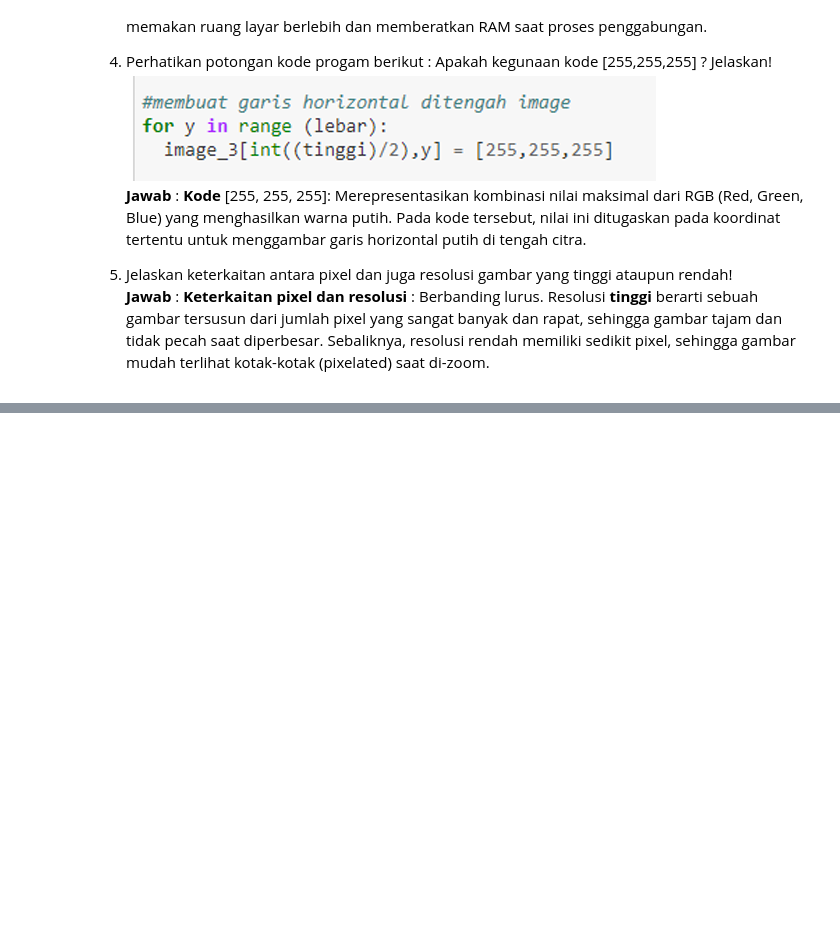
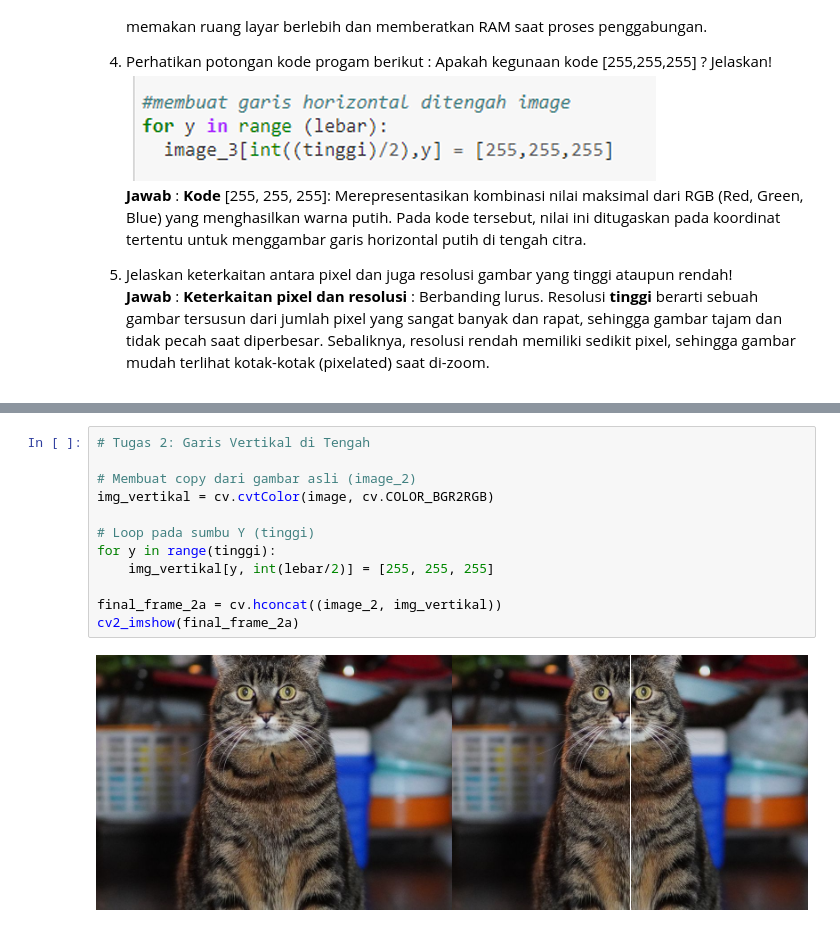
Before and after one commit to ibnuzzi/PCVK_17_Genap_26-27, a Jupyter notebook: latihan_integerasi.ipynb, the cells around one changed output, grey strips where cells are left out. Cells and saved outputs as stored; diff of their text form; blank space fills up the shorter version.

```diff
--- a/latihan_integerasi.ipynb
+++ b/latihan_integerasi.ipynb
@@ -77,0 +86,14 @@ rendah! <br> **Jawab** : **Keterkaitan pixel dan resolusi** : Berbanding lurus.
+# %%
+# Tugas 2: Garis Vertikal di Tengah
+
+# Membuat copy dari gambar asli (image_2)
+img_vertikal = cv.cvtColor(image, cv.COLOR_BGR2RGB)
+
+# Loop pada sumbu Y (tinggi)
+for y in range(tinggi):
+    img_vertikal[y, int(lebar/2)] = [255, 255, 255]
+
+final_frame_2a = cv.hconcat((image_2, img_vertikal))
+cv2_imshow(final_frame_2a)
+# %% [output]
+[figure, added]
```
Also changed, not shown: parts of 4 cells of this notebook.
